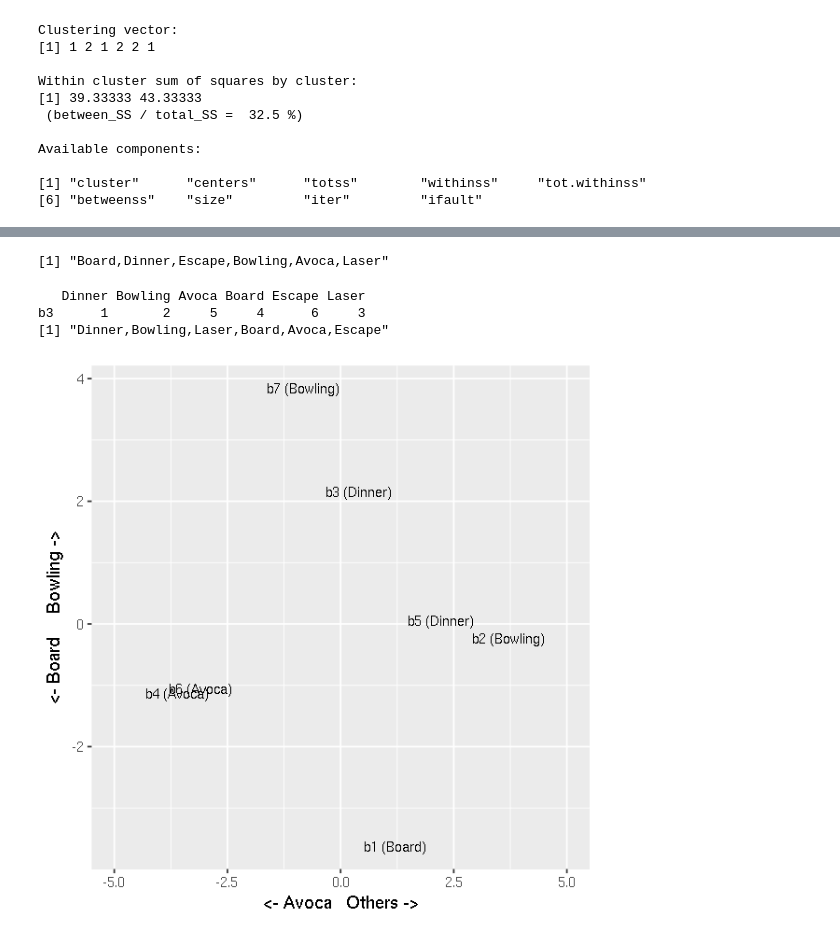
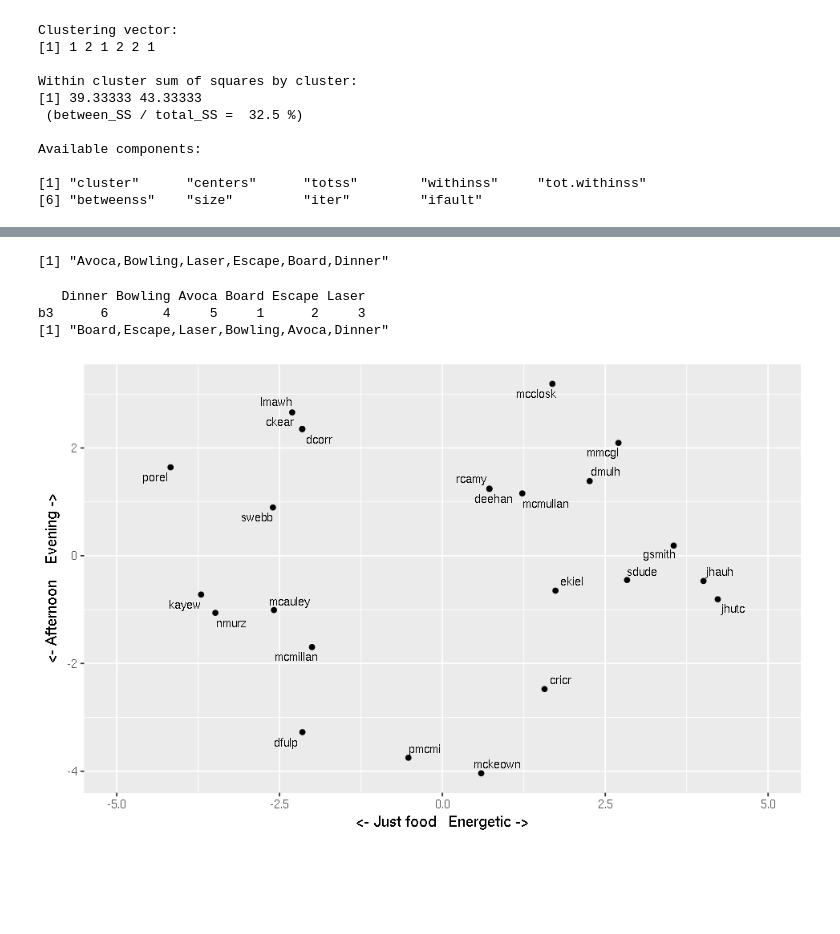
Before and after one commit to viva-ronaldo/run-ni-stv, a Jupyter notebook: recog_2017_results.ipynb, the cells around one changed output, grey strips where cells are left out. Saved outputs shown, nothing was run; the diff lists cells and outputs as text; code cells hidden in the pictures; blank space fills up the shorter version.

```diff
--- a/recog_2017_results.ipynb
+++ b/recog_2017_results.ipynb
@@ -31,12 +15,15 @@ corrplot 0.84 loaded
 # %%
-votes <- read.csv('~/Documents/sample_vote.csv', header=FALSE, stringsAsFactors=FALSE)
+set.seed(93510)
+votes <- read.csv('~/projects/assembly17/run-ni-stv/recog_2017_votes_home.csv', header=FALSE, stringsAsFactors=FALSE)
 tra_votes <- as.data.frame(t(votes[,2:ncol(votes)]))
 candidates <- votes[,1]
+voters <- read.csv('~/projects/assembly17/run-ni-stv/recog_2017_names_home.csv',header=FALSE)$V1
 random_order <- sample(seq(nrow(tra_votes)))
 tra_votes <- tra_votes[random_order, ]
 names(tra_votes) <- candidates
 row.names(tra_votes) <- paste('b',seq(nrow(tra_votes)),sep='')
+voters <- voters[random_order]
 
-#TODO replace NA with 6
+tra_votes[is.na(tra_votes)] <- 6
 
 tra_votes_inv <- 6 - tra_votes #1-6 becomes 5-0
@@ -235,37 +336,38 @@ biplot(prcomp(tra_votes_inv))
 # %%
 paste(colnames(tra_votes)[as.numeric(tra_votes[1,])],collapse=',')
 # %% [output]
-[1] "Board,Dinner,Escape,Bowling,Avoca,Laser"
+[1] "Avoca,Bowling,Laser,Escape,Board,Dinner"
 # %%
 #TODO or can plot nicely with ggplot and label ballots by first pref, and describe axis meanings
-options(repr.plot.width=5, repr.plot.height=5)
+options(repr.plot.width=8, repr.plot.height=5)
 fp_labels <- as.character(apply(tra_votes, 1, function(r) names(tra_votes)[which(r==1)]))
 fp_labels <- paste0(row.names(tra_votes),' (',fp_labels,')')
 
 get_ballots <- function(row, candidates) {
     ballot <- c()
     for (i in seq(6)) {
         if (length(which(row==i)) > 0) {
             ballot <- c(ballot, candidates[which(row==i)])
         } else {
             break
         }
     }
     paste(ballot,collapse=',')
 }
 print(tra_votes[3,])
 
 full_labels <- as.character(apply(tra_votes, 1, get_ballots, names(tra_votes)))
 print(full_labels[3])
 
 ggplot(data.frame(prcomp(tra_votes_inv)$x)) +
-    geom_text(aes(PC1,PC2,label=fp_labels),size=3) +
-    labs(x='<- Avoca   Others ->', y='<- Board     Bowling ->') +
+    geom_point(aes(PC1,PC2)) +
+    geom_text_repel(aes(PC1,PC2,label=voters),size=3) +
+    labs(x='<- Just food   Energetic ->', y='<- Afternoon    Evening ->') +
     xlim(-5,5)
 #TODO hide tick values
 #TODO interactive? http://ouzor.github.io/blog/2014/11/21/interactive-visualizations.html
 # %% [output]
    Dinner Bowling Avoca Board Escape Laser
-b3      1       2     5     4      6     3
-[1] "Dinner,Bowling,Laser,Board,Avoca,Escape"
+b3      6       4     5     1      2     3
+[1] "Board,Escape,Laser,Bowling,Avoca,Dinner"
-[figure, old version]
+[figure, new version]
```
Also changed, not shown: parts of 21 cells of this notebook, 3 other files.
